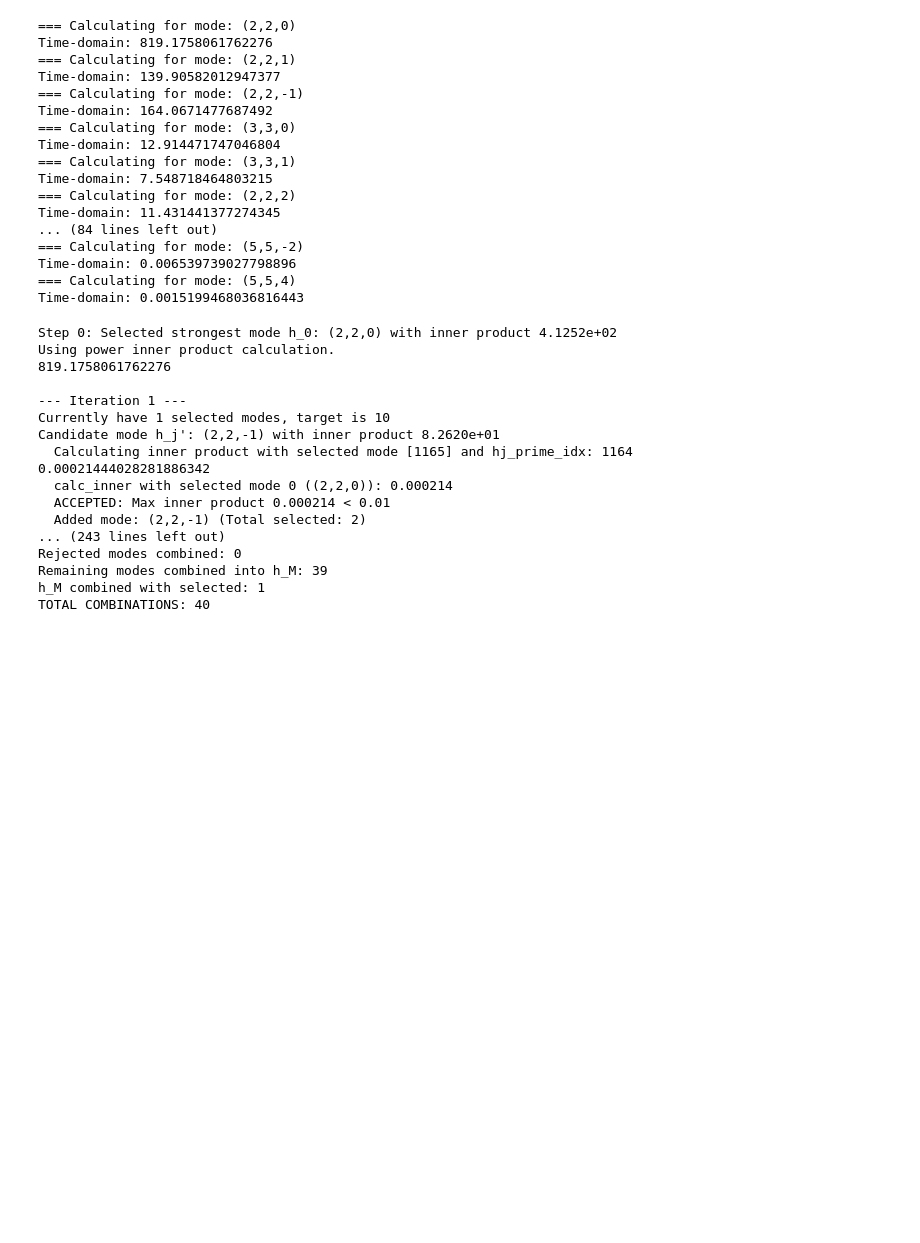
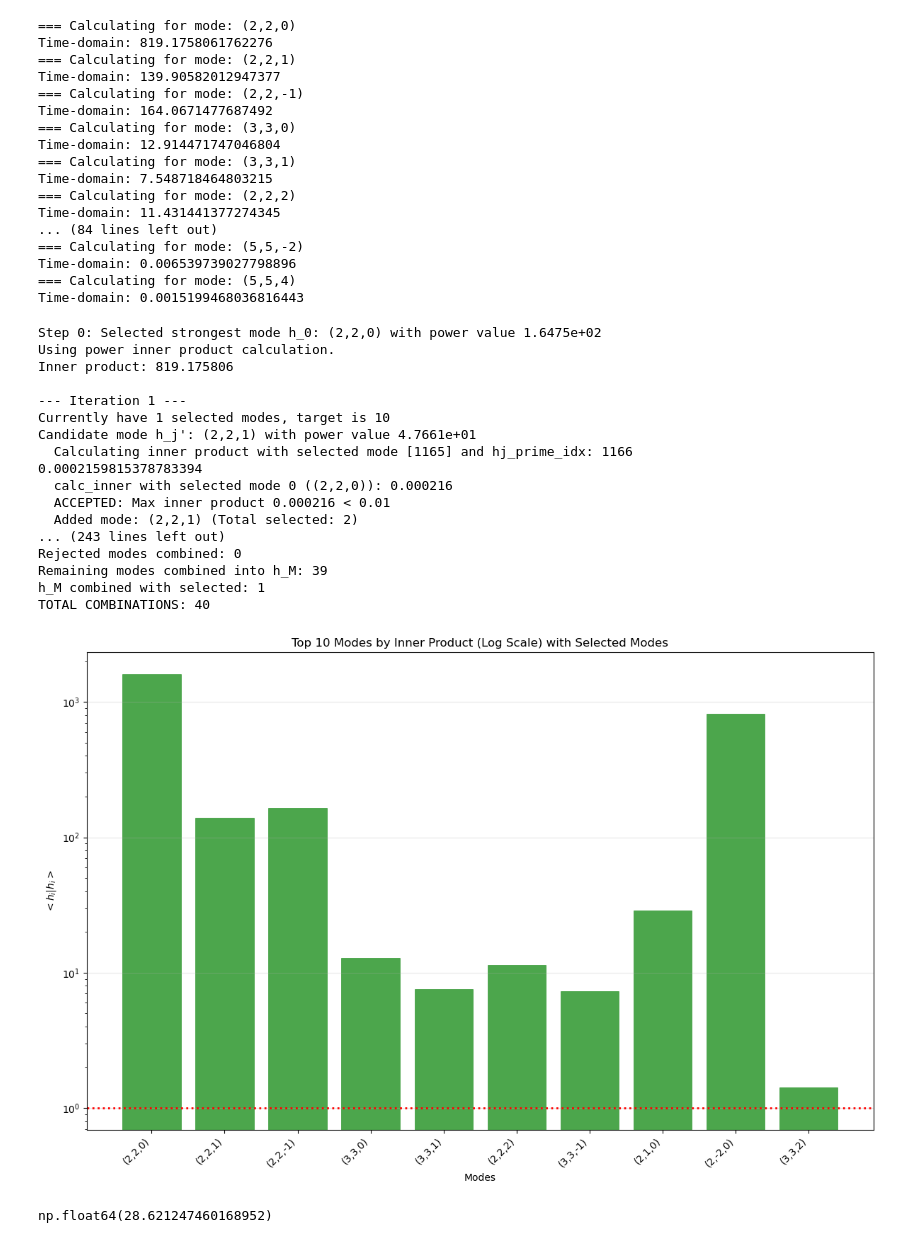
Before and after one commit to verasha/FEWNEW, a Jupyter notebook: work/power_innercalc.ipynb, the cells around one changed output. Drawn from its saved outputs; the diff is of its cells as text; code cells hidden in the pictures; blank space fills up the shorter version.

```diff
--- a/work/power_innercalc.ipynb
+++ b/work/power_innercalc.ipynb
@@ -897,7 +897,7 @@ Time-domain: 0.006539739027798896
 === Calculating for mode: (5,5,4)
 Time-domain: 0.0015199468036816443
 # %%
-def modeselect_alg_power(inner_products, mode_labels, teuk_modes, ylms, m0mask, delta_T, factor, gw_frequencies_per_mode, gw_phase_per_mode, amp, original_mode_labels, M_sel=10, inner_threshold=0.01):
+def modeselect_alg_power(power_values, mode_labels, teuk_modes, ylms, m0mask, delta_T, factor, gw_frequencies_per_mode, gw_phase_per_mode, amp, original_mode_labels, M_sel=10, inner_threshold=0.01):
     ##########################################
     ### Step 0: Initialize with strongest mode
     ##########################################
@@ -931,16 +931,17 @@ def modeselect_alg_power(inner_products, mode_labels, teuk_modes, ylms, m0mask,
     # Keep track of all processed modes (using sorted indices)
     processed_indices = [0]
 
-    print(f"Step 0: Selected strongest mode h_0: {h0_label} with inner product {inner_products[0]:.4e}")
+    print(f"Step 0: Selected strongest mode h_0: {h0_label} with power value {power_values[0]:.4e}")
     print("Using power inner product calculation.")
-    print(calc_inner_power([h0_original_idx], [h0_original_idx], teuk_modes, amp, gw_frequencies_per_mode, gw_phase_per_mode, delta_T, factor))
+    h0_inner = calc_inner_power([h0_original_idx], [h0_original_idx], teuk_modes, amp, gw_frequencies_per_mode, gw_phase_per_mode, delta_T, factor)
+    print(f"Inner product: {h0_inner:.6f}")
 
     ###################################################
     # Step 1, 2, ... N: Iterate through remaining modes
     ###################################################
 
     # Iterate till N_max to fulfill cond. <h_i|h_i> > 1
-    for i in range(1, len(inner_products)):
+    for i in range(1, len(power_values)):
         # Check if we have reached the target number of modes
         if len(selected_modes) >= M_sel:
             print(f"\nReached target of {M_sel} selected modes.")
@@ -953,7 +954,7 @@ def modeselect_alg_power(inner_products, mode_labels, teuk_modes, ylms, m0mask,
 
         print(f"\n--- Iteration {i} ---")
         print(f"Currently have {len(selected_modes)} selected modes, target is {M_sel}")
-        print(f"Candidate mode h_j': {hj_prime_label} with inner product {inner_products[i]:.4e}")
+        print(f"Candidate mode h_j': {hj_prime_label} with power value {power_values[i]:.4e}")
 
         # Check max inner product w/ selected modes
         max_inner = 0
@@ -1013,7 +1014,7 @@ def modeselect_alg_power(inner_products, mode_labels, teuk_modes, ylms, m0mask,
     print("="*50)
 
     # Find all remaining modes not processed yet (using sorted indices)
-    all_sorted_indices = set(range(len(inner_products)))
+    all_sorted_indices = set(range(len(power_values)))
     remaining_sorted_indices = list(all_sorted_indices - set(processed_indices))
 
     # Only process if there are remaining modes
@@ -1155,23 +1156,46 @@ def modeselect_alg_power(inner_products, mode_labels, teuk_modes, ylms, m0mask,
     return selected_modes, selected_indices, selected_labels, combination_counts, final_inner_products
 # %%
 selected_modes, selected_indices, selected_labels, combination_counts, final_inner_products = modeselect_alg_power(
-    ai_inner, ai_modes, teuk_modes, ylms, m0mask, delta_T, factor, gw_frequencies_per_mode, gw_phase_per_mode, amp, mode_labels
+    mp_power, mp_modes, teuk_modes, ylms, m0mask, delta_T, factor, gw_frequencies_per_mode, gw_phase_per_mode, amp, mode_labels, M_sel=10, inner_threshold=0.01
 )
 # %% [output]
-Step 0: Selected strongest mode h_0: (2,2,0) with inner product 4.1252e+02
+Step 0: Selected strongest mode h_0: (2,2,0) with power value 1.6475e+02
 Using power inner product calculation.
-819.1758061762276
+Inner product: 819.175806
 
 --- Iteration 1 ---
 Currently have 1 selected modes, target is 10
-Candidate mode h_j': (2,2,-1) with inner product 8.2620e+01
-  Calculating inner product with selected mode [1165] and hj_prime_idx: 1164
-0.00021444028281886342
-  calc_inner with selected mode 0 ((2,2,0)): 0.000214
-  ACCEPTED: Max inner product 0.000214 < 0.01
-  Added mode: (2,2,-1) (Total selected: 2)
+Candidate mode h_j': (2,2,1) with power value 4.7661e+01
+  Calculating inner product with selected mode [1165] and hj_prime_idx: 1166
+0.0002159815378783394
+  calc_inner with selected mode 0 ((2,2,0)): 0.000216
+  ACCEPTED: Max inner product 0.000216 < 0.01
+  Added mode: (2,2,1) (Total selected: 2)
 ... (243 lines left out)
 Rejected modes combined: 0
 Remaining modes combined into h_M: 39
 h_M combined with selected: 1
 TOTAL COMBINATIONS: 40
+# %%
+N_fin = len(selected_indices)
+plt.figure(figsize=(12, 8))
+
+# Create bar plot
+bars = plt.bar(range(N_fin), final_inner_products, color='green', alpha=0.7, edgecolor='green', linewidth=0.5)
+
+# Set x-axis labels
+plt.xticks(range(N_fin), selected_labels, rotation=45, ha='right', fontsize=10)
+plt.axhline(y=1, color='red', linestyle='dotted', linewidth=2, label='Threshold (Inner Product = 1)')
+
+
+
+plt.yscale('log')  # Log scale for better visibility
+plt.xlabel('Modes')
+plt.ylabel(r'$< h_i|h_i >$')
+plt.title(f'Top {N_fin} Modes by Inner Product (Log Scale) with Selected Modes')
+plt.tight_layout()
+# plt.legend()
+plt.grid(True, alpha=0.3, axis='y')  # Add horizontal grid lines
+plt.show()
+# %% [output]
+[figure, added]
@@ -1177,0 +1205,4 @@ TOTAL COMBINATIONS: 40
+# %%
+SNR_approx([1165], teuk_modes, amp, gw_frequencies_per_mode, gw_phase_per_mode, delta_T, factor)
+# %% [output]
+np.float64(28.621247460168952)
```
Also changed, not shown: parts of 6 cells of this notebook, 2 other files.
